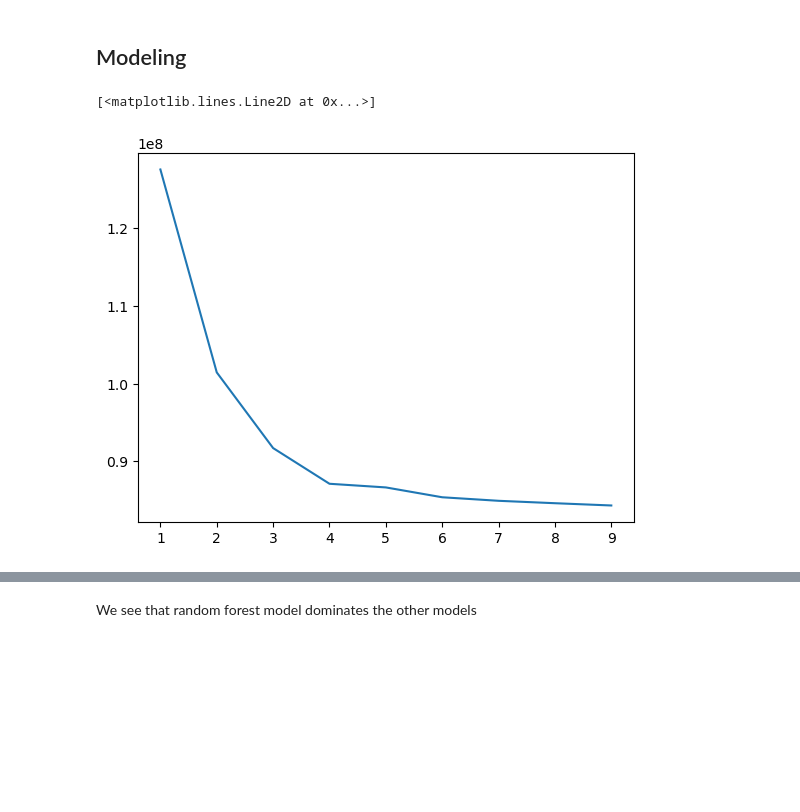
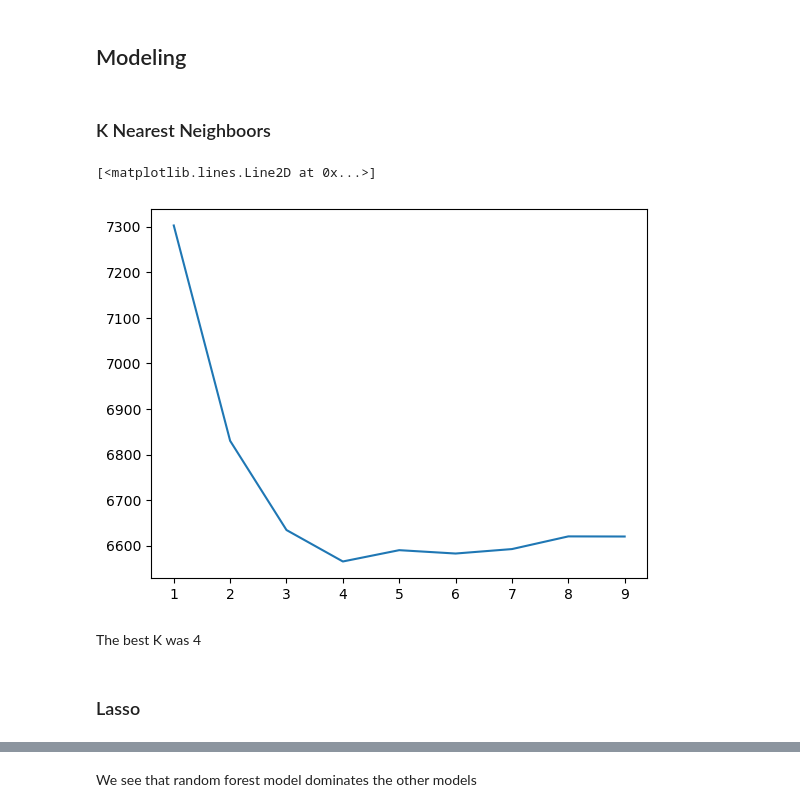
Before and after one commit to saadaltohamy/Artificial-Intelligence-2-Final-Project-ArchivAI-1, a Jupyter notebook: car_price.ipynb, the cells around one changed output, grey strips where cells are left out. Saved outputs shown, nothing was run; the diff lists cells and outputs as text; code cells hidden in the pictures; blank space fills up the shorter version.

```diff
--- a/car_price.ipynb
+++ b/car_price.ipynb
@@ -1288,14 +1182,20 @@ X = X_train_df
 y = y_train
 # %% [markdown]
 ## Modeling
+# %% [markdown]
+### K Nearest Neighboors
 # %%
 k_scores = []
-metric = 'neg_mean_squared_error'
+metric = 'neg_mean_absolute_error'
 for k in range(1, 10):
     knn = KNeighborsRegressor(n_neighbors= k)
     scores = cross_val_score(knn, X, y, cv=5, scoring = metric)
     k_scores.append(scores.mean()*-1)
 plt.plot(range(1, 10), k_scores)
 # %% [output]
 [<matplotlib.lines.Line2D at 0x...>]
-[figure, old version]
+[figure, new version]
+# %% [markdown]
+The best K was 4
+# %% [markdown]
+### Lasso
```
Also changed, not shown: parts of 29 cells of this notebook.
